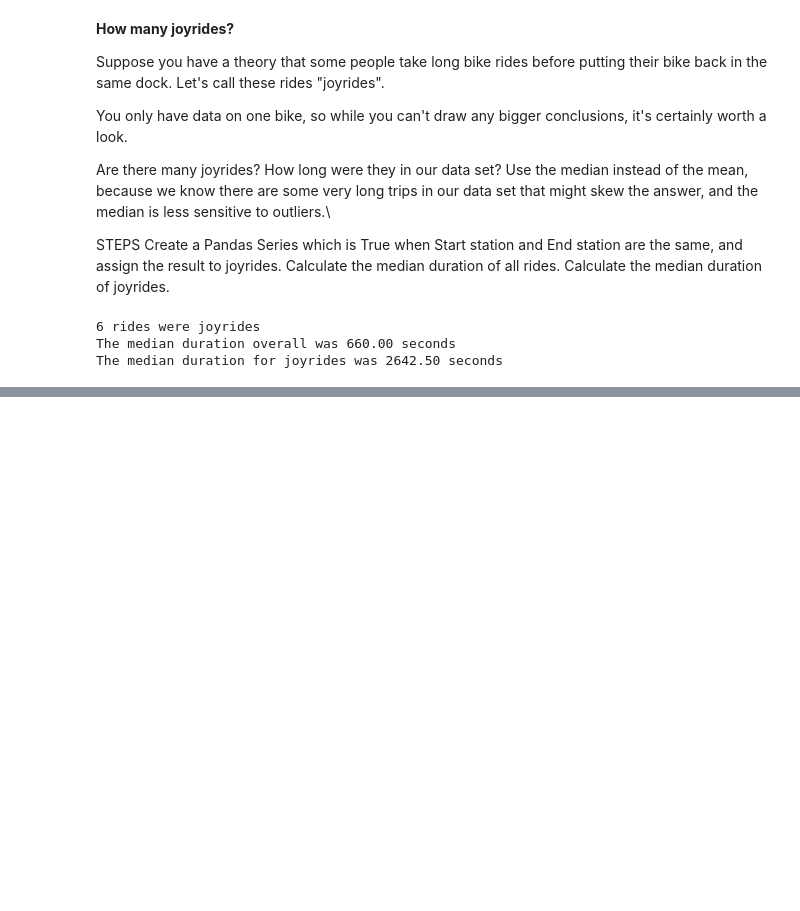
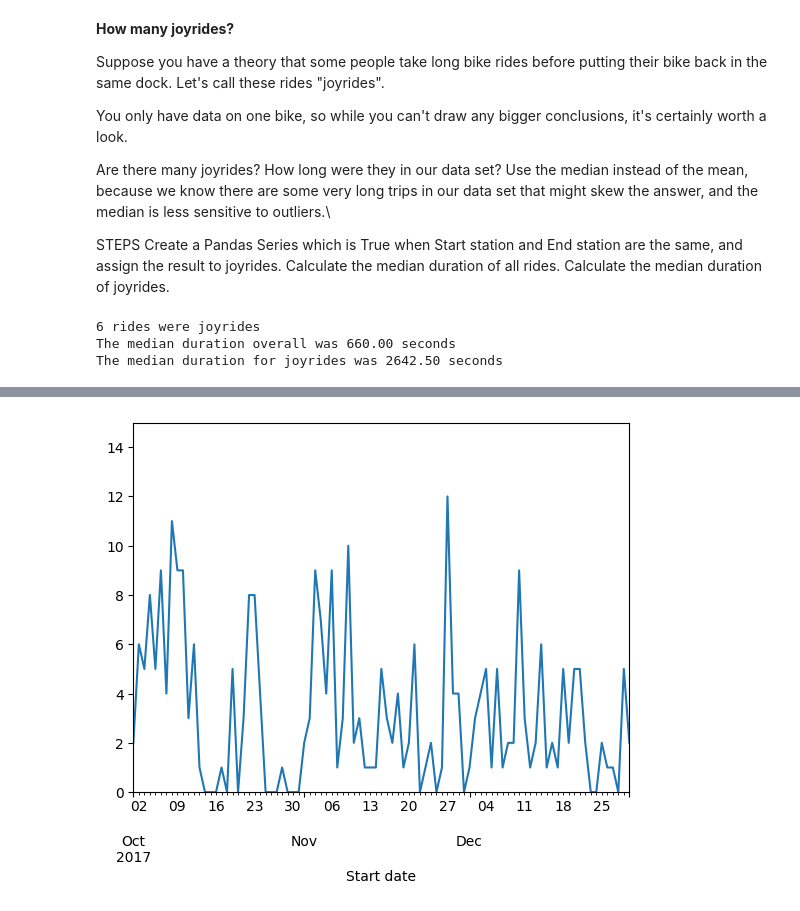
Before and after one commit to mcabas/Datacamp_Notebook, a Jupyter notebook: DataCamp.Course_051_Working with Dates and Times in Python.ipynb, the cells around one changed output, grey strips where cells are left out. Saved outputs shown, nothing was run; the diff lists cells and outputs as text; code cells hidden in the pictures; blank space fills up the shorter version.

```diff
--- a/DataCamp.Course_051_Working with Dates and Times in Python.ipynb
+++ b/DataCamp.Course_051_Working with Dates and Times in Python.ipynb
@@ -2083,7 +2083,7 @@ STEPS
 import pandas as pd
 
 # Load CSV into the rides variable
-rides = pd.read_csv('capital-onebike.csv',
+rides = pd.read_csv(r'G:\My Drive\Data Science\Datacamp_Notebook\Datacamp_Notebook\datasets\capital-onebike.csv',
                     parse_dates = ['Start date', 'End date'])
 
 # Print the initial (0th) row
@@ -2289,0 +2282,13 @@ The median duration for joyrides was 2642.50 seconds
+# %%
+# Import matplotlib
+import matplotlib.pyplot as plt
+
+# Resample rides to daily, take the size, plot the results
+rides.resample('D', on = 'Start date')\
+  .size()\
+  .plot(ylim = [0, 15])
+
+# Show the results
+plt.show()
+# %% [output]
+[figure, added]
```
Also changed, not shown: parts of 30 cells of this notebook.
